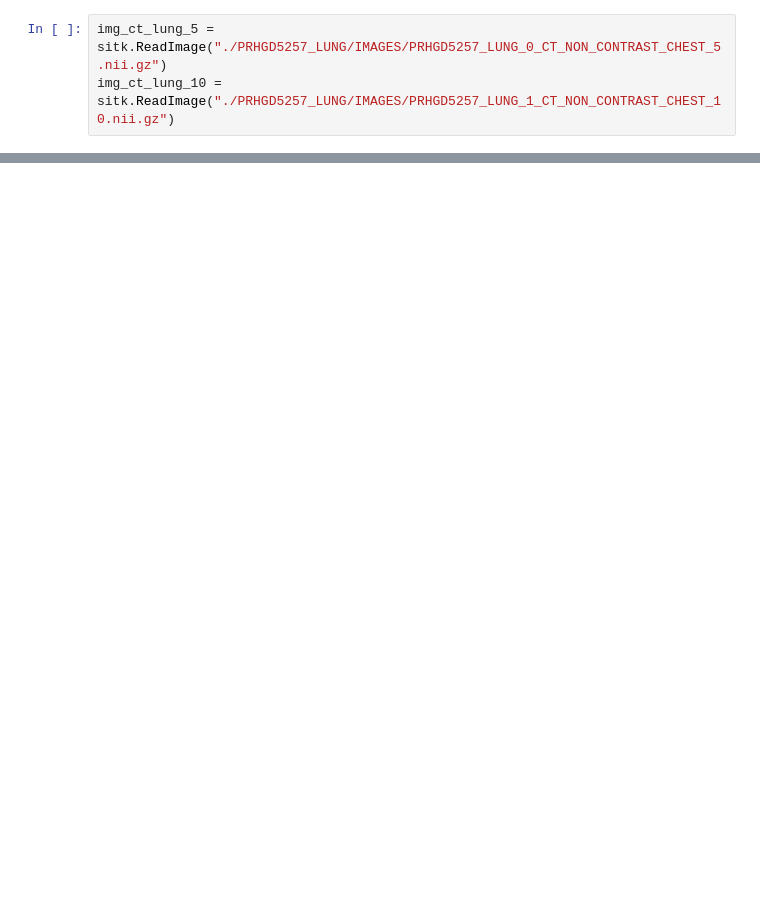
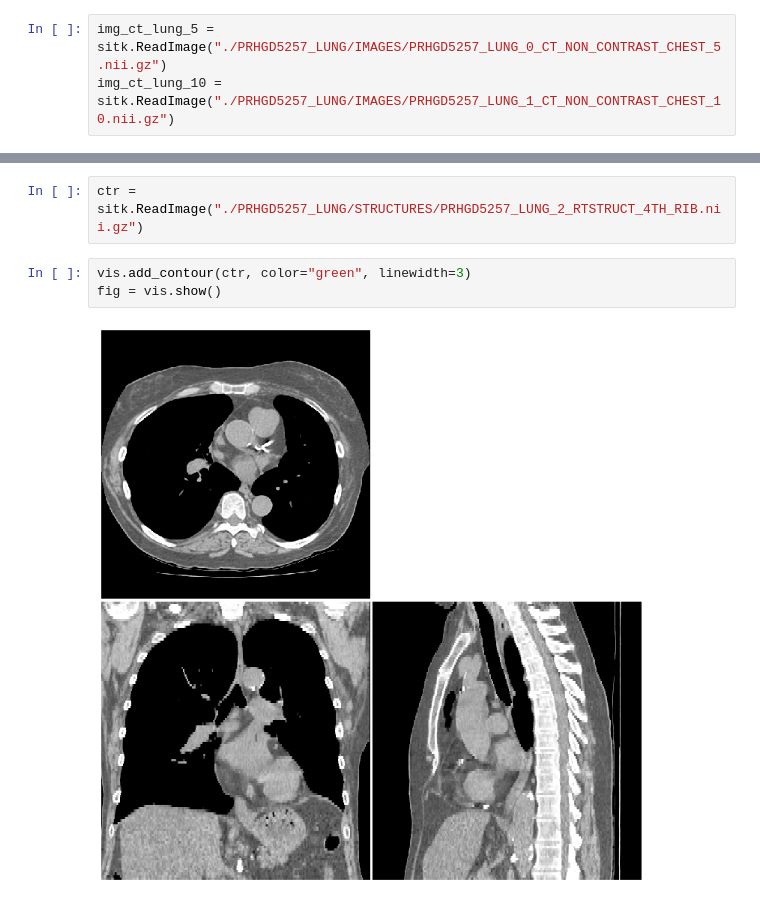
Before and after one commit to peteqian/PlatiPyDemo, a Jupyter notebook: Demo.ipynb, the cells around one changed output, grey strips where cells are left out. Cells and saved outputs as stored; diff of their text form; blank space fills up the shorter version.

```diff
--- a/Demo.ipynb
+++ b/Demo.ipynb
@@ -53,0 +24,7 @@ fig = vis.show()
+# %%
+ctr = sitk.ReadImage("./PRHGD5257_LUNG/STRUCTURES/PRHGD5257_LUNG_2_RTSTRUCT_4TH_RIB.nii.gz")
+# %%
+vis.add_contour(ctr, color="green", linewidth=3)
+fig = vis.show()
+# %% [output]
+[figure, added]
```
Also changed, not shown: parts of 6 cells of this notebook, 38 other files.
